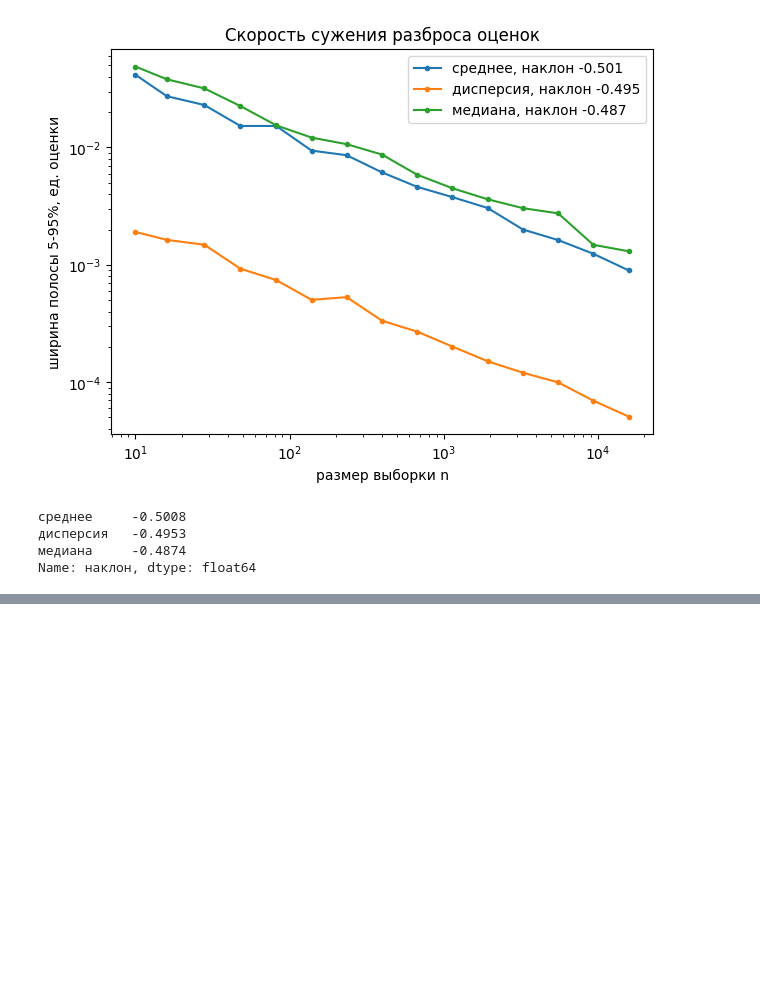
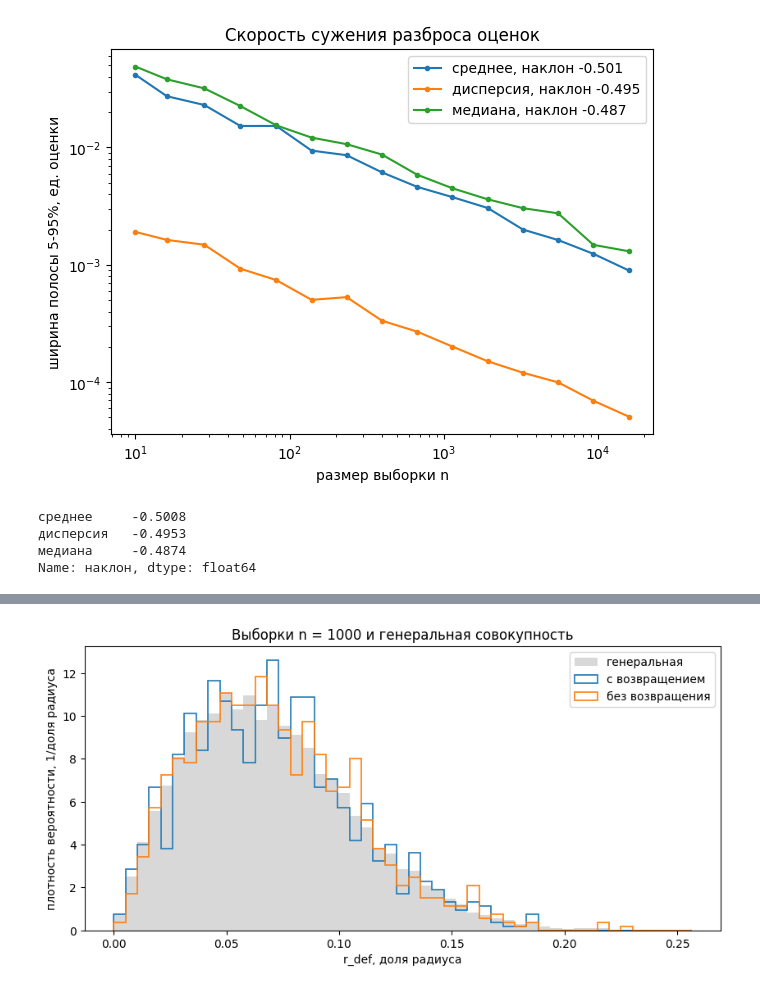
Before and after one commit to SanechkaTuoKe/APPSTAT-LABWORK, a Jupyter notebook: notebooks/rv03_r_def.ipynb, the cells around one changed output, grey strips where cells are left out. Cells and saved outputs as stored; diff of their text form; code cells hidden in the pictures; blank space fills up the shorter version.

Commit message:
Add sampling with and without replacement for r_def
Co-Authored-By: Claude Opus 5.5 <noreply@anthropic.com>

```diff
--- a/notebooks/rv03_r_def.ipynb
+++ b/notebooks/rv03_r_def.ipynb
@@ -399,0 +404,11 @@ Name: наклон, dtype: float64
+# %%
+s_with = x.sample(N_SAMPLE, replace=True, random_state=SEED)
+s_without = x.sample(N_SAMPLE, replace=False, random_state=SEED)
+
+def summary(s):
+    return pd.Series({"n": len(s), "среднее": s.mean(), "дисперсия": s.var(ddof=1),
+                      "q05": s.quantile(0.05), "q25": s.quantile(0.25), "медиана": s.median(),
+                      "q75": s.quantile(0.75), "q95": s.quantile(0.95)})
+
+pd.DataFrame({"генеральная": summary(x), "с возвращением": summary(s_with),
+              "без возвращения": summary(s_without)}).round(5)
@@ -399,0 +425,13 @@ Name: наклон, dtype: float64
+# %%
+bins = np.linspace(0, xv.max(), 50)
+fig, ax = plt.subplots(figsize=(10, 4.5))
+ax.hist(x, bins=bins, density=True, histtype="stepfilled", alpha=0.3, color="gray", label="генеральная")
+ax.hist(s_with, bins=bins, density=True, histtype="step", lw=1.2, label="с возвращением")
+ax.hist(s_without, bins=bins, density=True, histtype="step", lw=1.2, label="без возвращения")
+ax.set_xlabel("r_def, доля радиуса")
+ax.set_ylabel("плотность вероятности, 1/доля радиуса")
+ax.set_title(f"Выборки n = {N_SAMPLE} и генеральная совокупность")
+ax.legend()
+plt.show()
+# %% [output]
+[figure, added]
```
Also changed, not shown: parts of 5 cells of this notebook.
